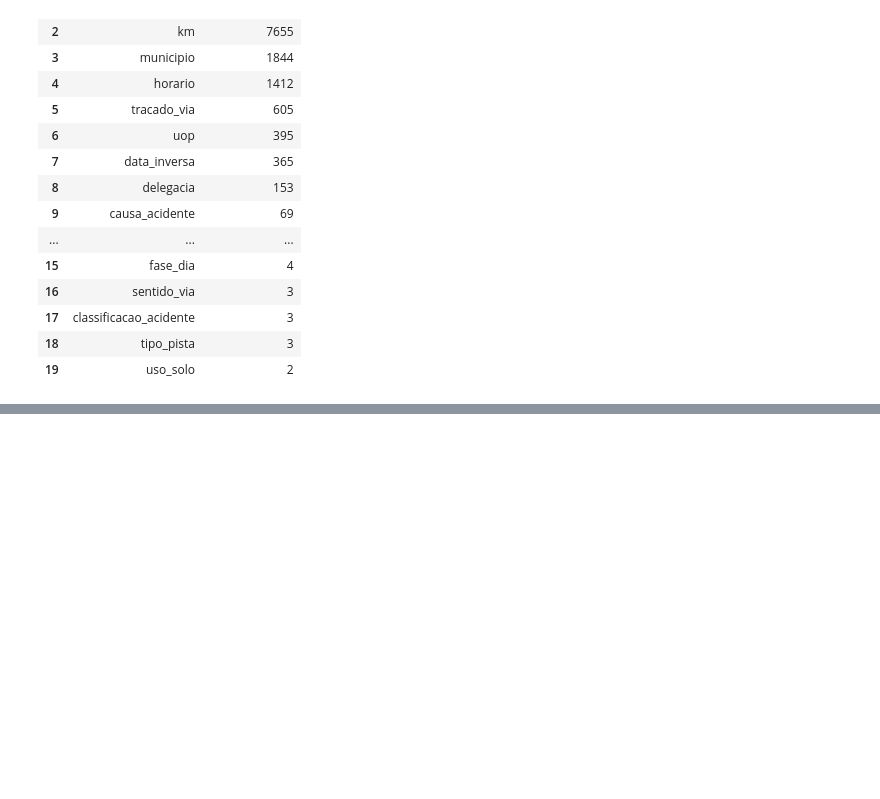
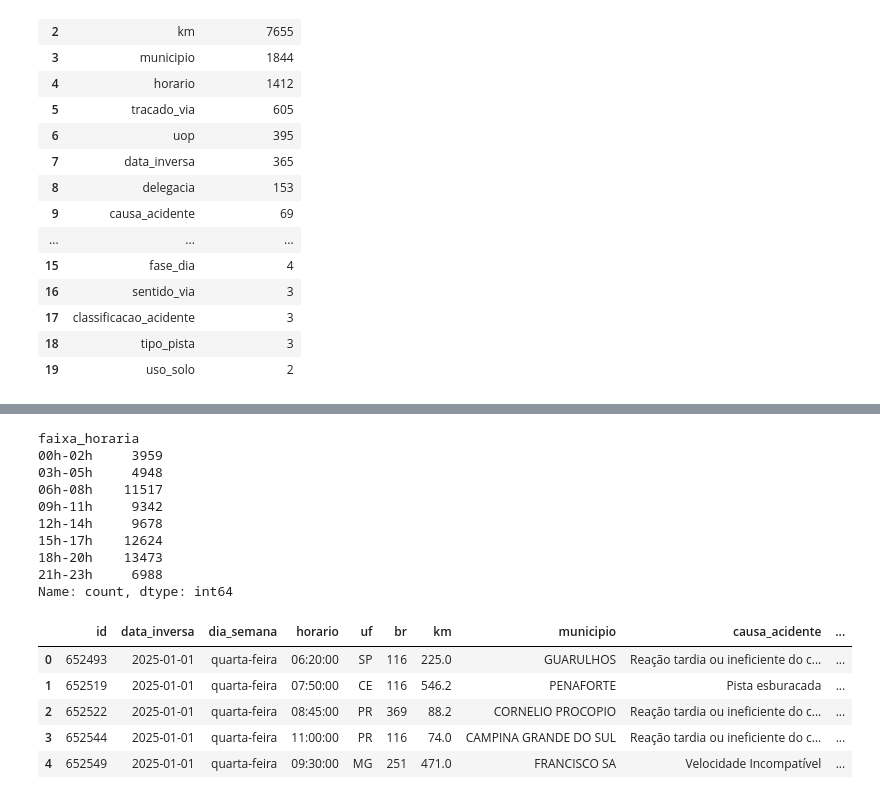
Before and after one commit to andrezlucas/FAP-2026-AnaliseDados, a Jupyter notebook: Projeto_PRF/notebooks/modulo04.ipynb, the cells around one changed output, grey strips where cells are left out. Drawn from its saved outputs; the diff is of its cells as text; code cells hidden in the pictures; blank space fills up the shorter version.

```diff
--- a/Projeto_PRF/notebooks/modulo04.ipynb
+++ b/Projeto_PRF/notebooks/modulo04.ipynb
@@ -219,0 +338,30 @@ See https://pandas.pydata.org/docs/user_guide/migration-3-strings.html#string-mi
+# %%
+def criar_faixa_horaria(hora):
+    if pd.isna(hora):
+        return "IGNORADO"
+    inicio = int(hora // 3) * 3
+    fim = inicio + 2
+    return f"{inicio:02d}h-{fim:02d}h"
+
+df["faixa_horaria"] = df["hora"].apply(criar_faixa_horaria)
+
+display(df["faixa_horaria"].value_counts(dropna=False).sort_index())
+
+df.head()
+# %% [output]
+faixa_horaria
+00h-02h     3959
+03h-05h     4948
+06h-08h    11517
+09h-11h     9342
+12h-14h     9678
+15h-17h    12624
+18h-20h    13473
+21h-23h     6988
+Name: count, dtype: int64
+|  | id | data_inversa | dia_semana | horario | uf | br | km | municipio | causa_acidente | ... |
+| 0 | 652493 | 2025-01-01 | quarta-feira | 06:20:00 | SP | 116 | 225.0 | GUARULHOS | Reação tardia ou ineficiente do c... | ... |
+| 1 | 652519 | 2025-01-01 | quarta-feira | 07:50:00 | CE | 116 | 546.2 | PENAFORTE | Pista esburacada | ... |
+| 2 | 652522 | 2025-01-01 | quarta-feira | 08:45:00 | PR | 369 | 88.2 | CORNELIO PROCOPIO | Reação tardia ou ineficiente do c... | ... |
+| 3 | 652544 | 2025-01-01 | quarta-feira | 11:00:00 | PR | 116 | 74.0 | CAMPINA GRANDE DO SUL | Reação tardia ou ineficiente do c... | ... |
+| 4 | 652549 | 2025-01-01 | quarta-feira | 09:30:00 | MG | 251 | 471.0 | FRANCISCO SA | Velocidade Incompatível | ... |
```
Also changed, not shown: parts of 15 cells of this notebook.
